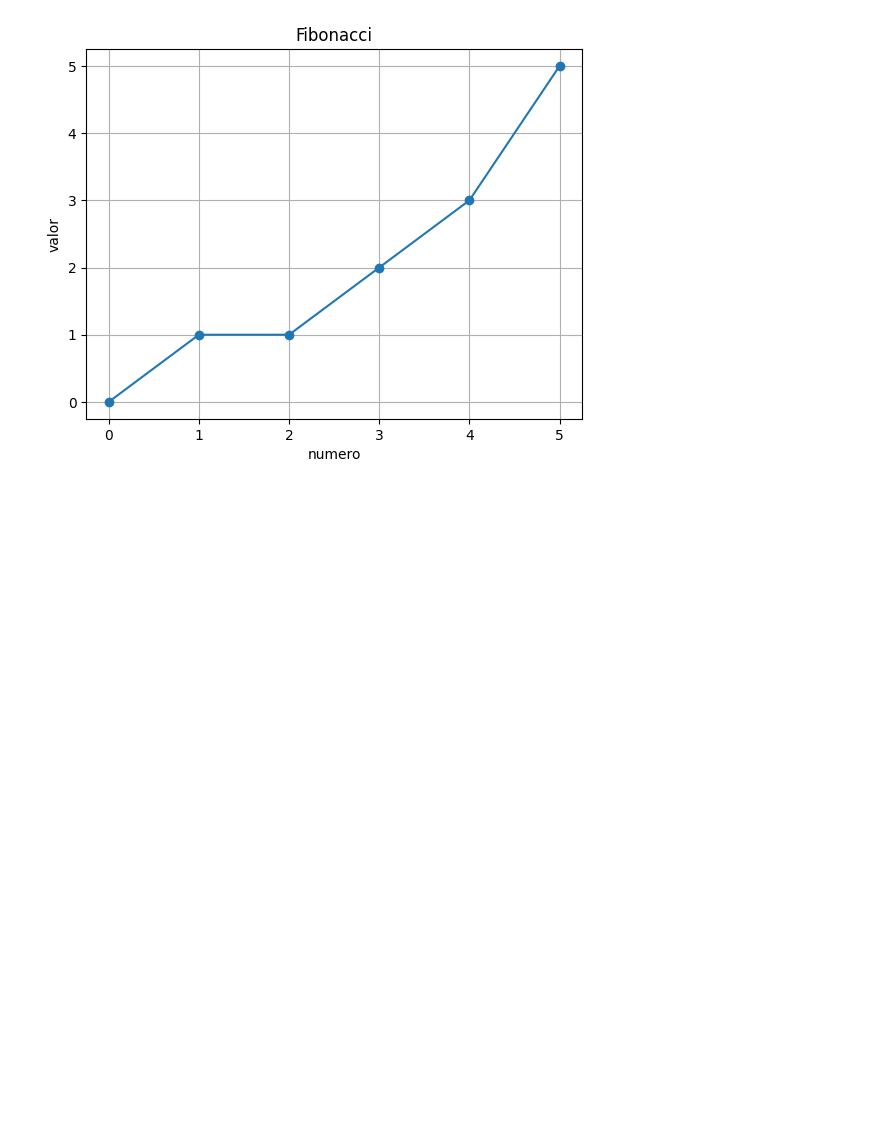
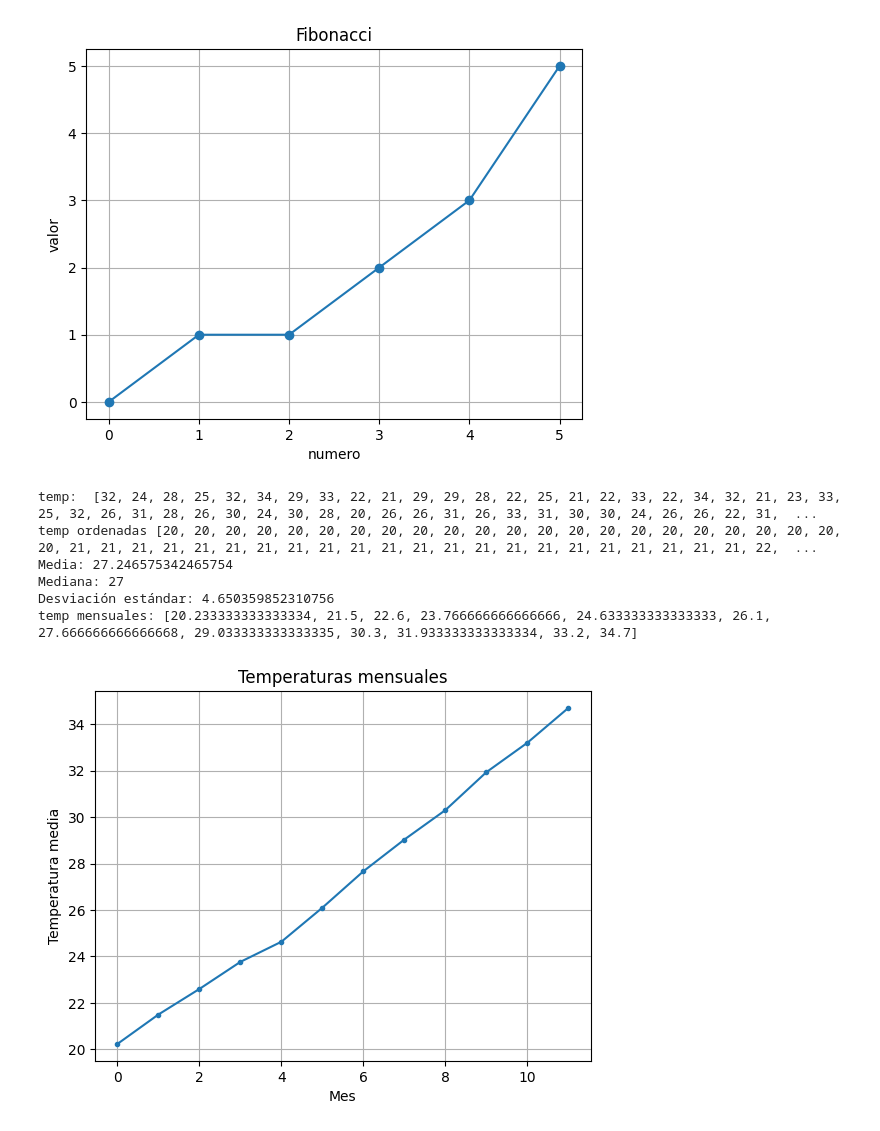
Before and after one commit to MariCaldeOr/Matematicas-aplicadas, a Jupyter notebook: Untitled2.ipynb, the cells around one changed output. Saved outputs shown, nothing was run; the diff lists cells and outputs as text; code cells hidden in the pictures; blank space fills up the shorter version.

```diff
--- a/Untitled2.ipynb
+++ b/Untitled2.ipynb
@@ -23,3 +23,46 @@ plt.show() #muestra la gradfica
 digite la cantidad de numeros de fibonnaci: 6
 [0, 1, 1, 2, 3, 5]
 [figure]
+# %%
+#2) Dado un conjunto de datos con las temperaturas diarias de una ciudad durante un año, escribe un programa que calcule la media, la mediana
+# y la desviación estándar de las temperaturas. Luego, crea un gráfico de líneas que muestre la temperatura media mensual.
+#temperaturas = [25.6, 26.1, 24.8, 27.3, 28.4, 26.7, 25.9, 29.1, 30.2, 27.8, 24.3, 23.9, 26.5, 28.0, 27.4, 29.3, 30.5, 26.8, 25.7, 24.6]
+import matplotlib.pyplot as plt
+import random
+temperaturas =  [random.randint(20, 35) for i in range(365)]
+print("temp: " , temperaturas)
+def calcularMedia(temperaturas):
+    return sum(temperaturas)/len(temperaturas)
+def calcularMediana(temperaturas):
+    temperaturas.sort()
+    if len(temperaturas) % 2 == 0:
+        return (temperaturas[len(temperaturas)//2-1] + temperaturas[len(temperaturas)//2])/2
+    else:
+        return temperaturas[len(temperaturas)//2]
+def calcularDesviacionEstandar(temperaturas):
+    media = calcularMedia(temperaturas)
+    suma = sum([(x - media)**2 for x in temperaturas])
+    return (suma/(len(temperaturas)-1))**0.5
+media = calcularMedia(temperaturas)
+mediana = calcularMediana(temperaturas)
+desviacionEstandar = calcularDesviacionEstandar(temperaturas)
+print("temp ordenadas" ,temperaturas)
+print("Media:", media)
+print("Mediana:", mediana)
+print("Desviación estándar:", desviacionEstandar)
+temperaturasMensuales = [sum(temperaturas[i:i+30])/30 for i in range(0,360, 30)]
+print("temp mensuales:" , temperaturasMensuales)
+plt.plot(temperaturasMensuales, marker=".")
+plt.title("Temperaturas mensuales")
+plt.xlabel("Mes")
+plt.ylabel("Temperatura media")
+plt.grid(True)
+plt.show()
+# %% [output]
+temp:  [32, 24, 28, 25, 32, 34, 29, 33, 22, 21, 29, 29, 28, 22, 25, 21, 22, 33, 22, 34, 32, 21, 23, 33, 25, 32, 26, 31, 28, 26, 30, 24, 30, 28, 20, 26, 26, 31, 26, 33, 31, 30, 30, 24, 26, 26, 22, 31,  ...
+temp ordenadas [20, 20, 20, 20, 20, 20, 20, 20, 20, 20, 20, 20, 20, 20, 20, 20, 20, 20, 20, 20, 20, 20, 20, 21, 21, 21, 21, 21, 21, 21, 21, 21, 21, 21, 21, 21, 21, 21, 21, 21, 21, 21, 21, 21, 21, 22,  ...
+Media: 27.246575342465754
+Mediana: 27
+Desviación estándar: 4.650359852310756
+temp mensuales: [20.233333333333334, 21.5, 22.6, 23.766666666666666, 24.633333333333333, 26.1, 27.666666666666668, 29.033333333333335, 30.3, 31.933333333333334, 33.2, 34.7]
+[figure, added]
```
Also changed, not shown: parts of 8 cells of this notebook.
